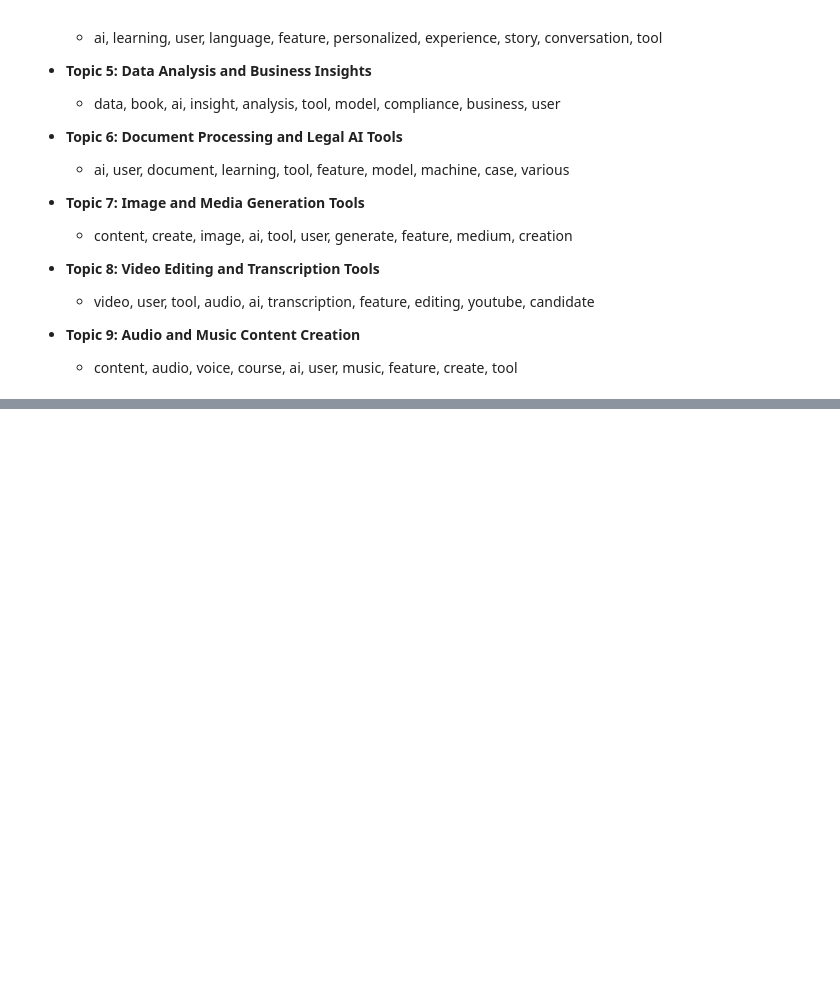
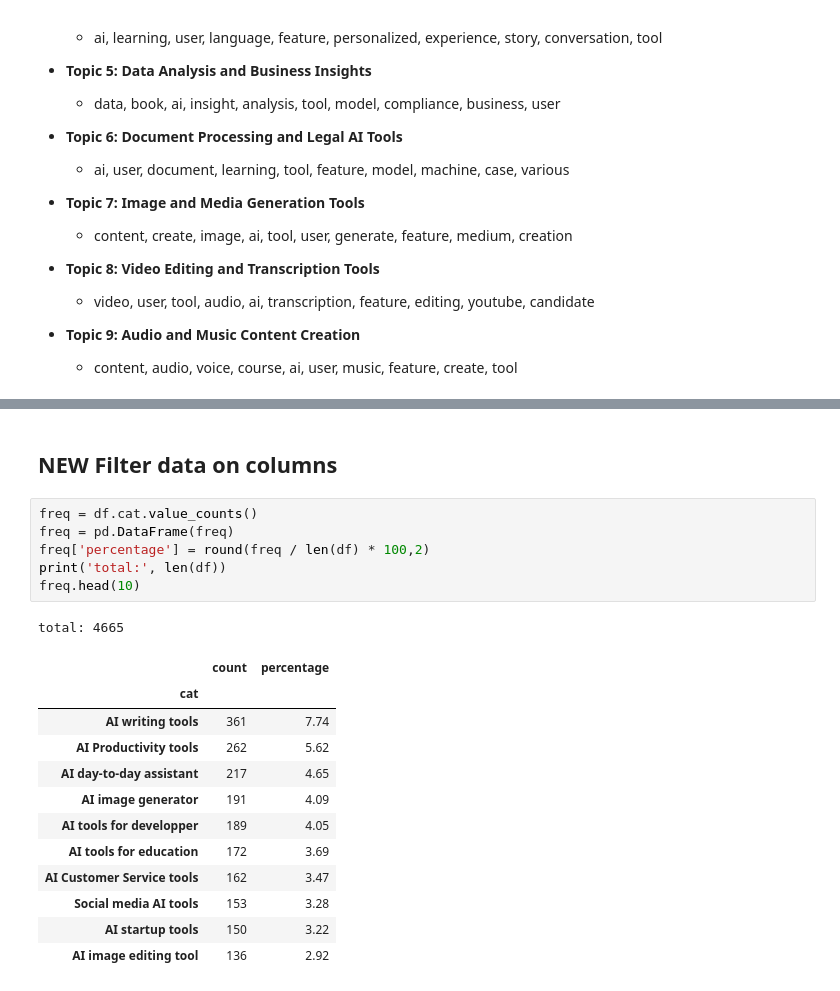
Before and after one commit to saeed-saffari/LLM_education_topic_modeling, a Jupyter notebook: topic_modeling_001.ipynb, the cells around one changed output, grey strips where cells are left out. Drawn from its saved outputs; the diff is of its cells as text; blank space fills up the shorter version.

```diff
--- a/topic_modeling_001.ipynb
+++ b/topic_modeling_001.ipynb
@@ -275,0 +526,22 @@ pyLDAvis.save_html(lda_display, 'lda_visualization_10_group.html')
+# %% [markdown]
+## NEW Filter data on columns
+# %%
+freq = df.cat.value_counts()
+freq = pd.DataFrame(freq)
+freq['percentage'] = round(freq / len(df) * 100,2)
+print('total:', len(df))
+freq.head(10)
+# %% [output]
+total: 4665
+|  | count | percentage |
+| cat |  |  |
+| AI writing tools | 361 | 7.74 |
+| AI Productivity tools | 262 | 5.62 |
+| AI day-to-day assistant | 217 | 4.65 |
+| AI image generator | 191 | 4.09 |
+| AI tools for developper | 189 | 4.05 |
+| AI tools for education | 172 | 3.69 |
+| AI Customer Service tools | 162 | 3.47 |
+| Social media AI tools | 153 | 3.28 |
+| AI startup tools | 150 | 3.22 |
+| AI image editing tool | 136 | 2.92 |
```
Also changed, not shown: parts of 36 cells of this notebook.
